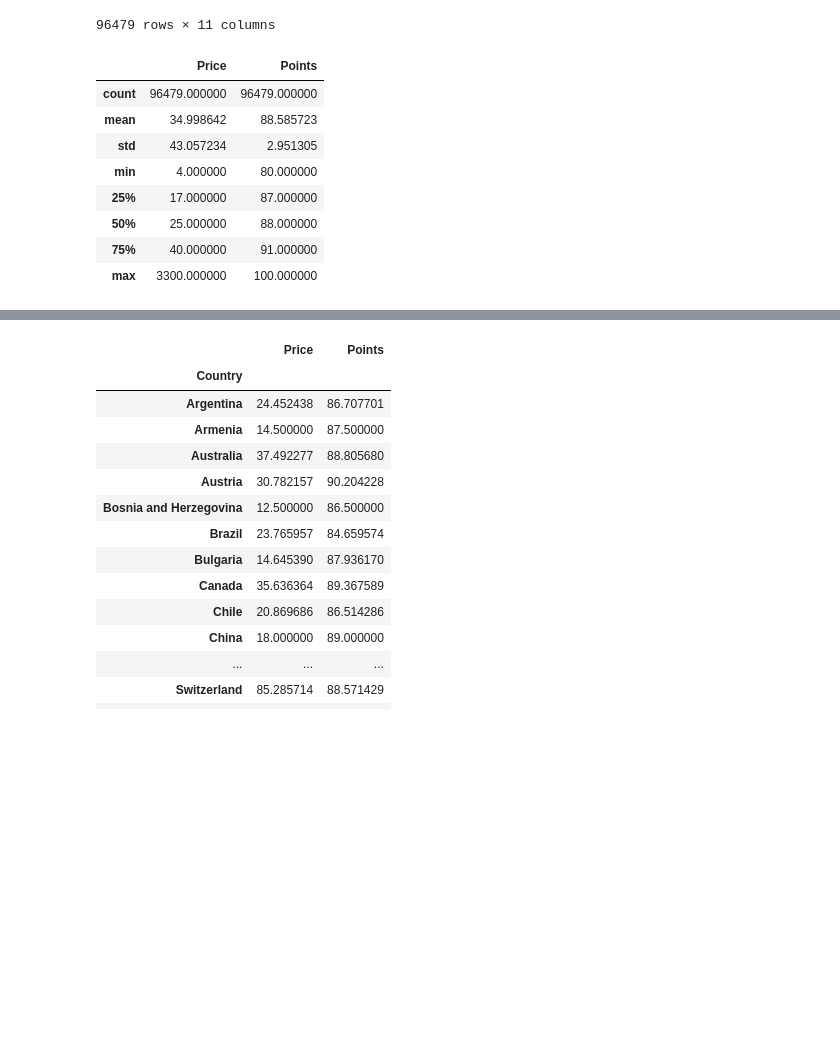
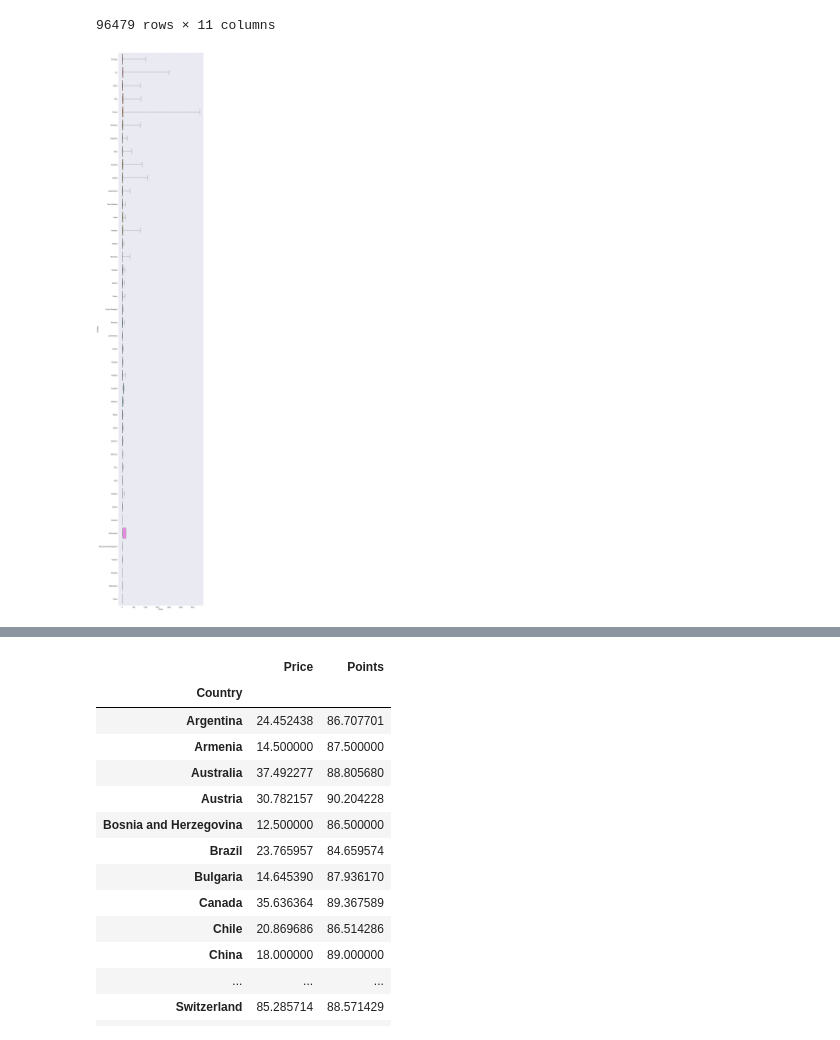
Before and after one commit to bso613/WineSnobs, a Jupyter notebook: winedata.ipynb, the cells around one changed output, grey strips where cells are left out. Drawn from its saved outputs; the diff is of its cells as text; code cells hidden in the pictures; blank space fills up the shorter version.

```diff
--- a/winedata.ipynb
+++ b/winedata.ipynb
@@ -125,15 +127,9 @@ df
 | 129969 | Domaine Marcel Deiss | Domaine Marcel Deiss 2012 Pinot G... | Pinot Gris | France | Alsace | Alsace | 32.0 | 90 | Roger Voss | ... |
 | 129970 | Domaine Schoffit | Domaine Schoffit 2012 Lieu-dit Ha... | Gewürztraminer | France | Alsace | Alsace | 21.0 | 90 | Roger Voss | ... |
 96479 rows × 11 columns
-# %%
-df.describe()
-# %% [output]
-|  | Price | Points |
-| count | 96479.000000 | 96479.000000 |
-| mean | 34.998642 | 88.585723 |
-| std | 43.057234 | 2.951305 |
-| min | 4.000000 | 80.000000 |
-| 25% | 17.000000 | 87.000000 |
-| 50% | 25.000000 | 88.000000 |
-| 75% | 40.000000 | 91.000000 |
-| max | 3300.000000 | 100.000000 |
+# %%
+country = sns.boxplot(y="Country", x="Price", data=df, whis=np.inf)
+#country = sns.stripplot(y="Country", x="Price", data=df, color=".3")
+country = sns.set(rc={'figure.figsize':(20,80)}, font_scale= 1.5)
+# %% [output]
+[figure, added]
```
Also changed, not shown: parts of 11 cells of this notebook, 2 other files.
